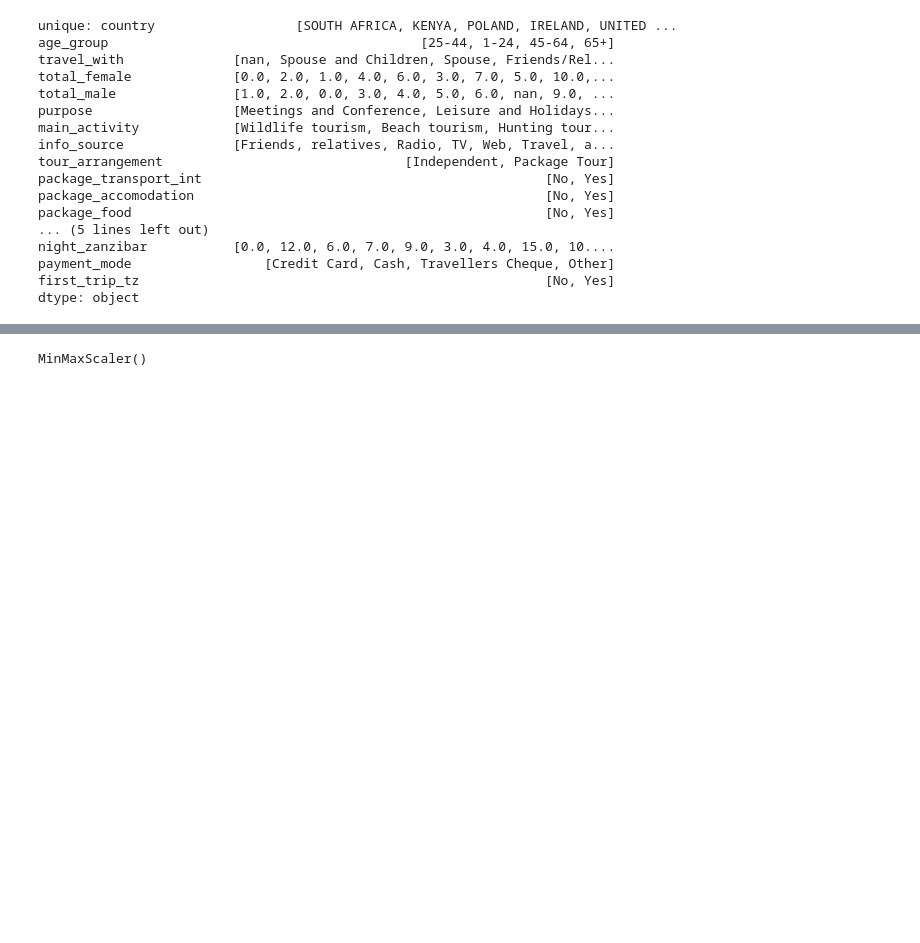
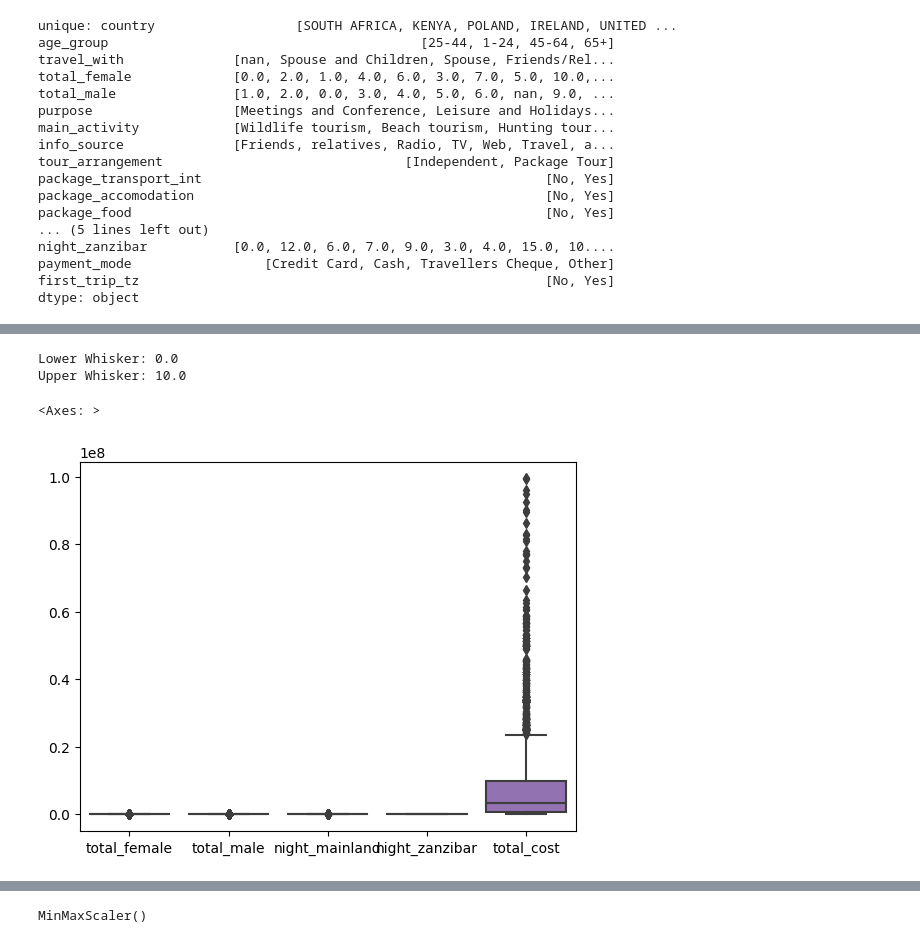
Before and after one commit to marinamoya/tanzania-turism-ml-project, a Jupyter notebook: Train_features_EDA _new_new.ipynb, the cells around one changed output, grey strips where cells are left out. Drawn from its saved outputs; the diff is of its cells as text; code cells hidden in the pictures; blank space fills up the shorter version.

```diff
--- a/Train_features_EDA _new_new.ipynb
+++ b/Train_features_EDA _new_new.ipynb
@@ -352,0 +142,2 @@ dtype: int64
+# %%
+df_tanzania_train['total_female'].fillna(round(df_tanzania_train['total_female'].mean()), inplace=True)
@@ -352,0 +149,3 @@ dtype: int64
+# %%
+df_tanzania_train['total_male'].fillna(round(df_tanzania_train['total_male'].mean()), inplace=True)
+df_tanzania_train['total_male'].isnull().sum()
@@ -352,0 +202,3 @@ dtype: int64
+# %%
+#cleaned from outliers
+df_tanzania_train = df_tanzania_train.query("night_mainland <= 23")
@@ -352,0 +223,20 @@ dtype: int64
+# %%
+Q1 = stats_zanzibar['25%']
+Q2 = stats_zanzibar['50%']
+Q3 = stats_zanzibar['75%']
+IQR = Q3 - Q1
+lower_whisker = max(df_tanzania_train.night_zanzibar[df_tanzania_train.night_zanzibar >= (Q1 - 1.5 * IQR)].min(), df_tanzania_train.night_zanzibar.min())
+upper_whisker = min(df_tanzania_train.night_zanzibar[df_tanzania_train.night_zanzibar <= (Q3 + 1.5 * IQR)].max(), df_tanzania_train.night_zanzibar.max())
+print(f"Lower Whisker: {lower_whisker}")
+print(f"Upper Whisker: {upper_whisker}")
+# %% [output]
+Lower Whisker: 0.0
+Upper Whisker: 10.0
+# %%
+#cleaned from outliers
+df_tanzania_train = df_tanzania_train.query("night_zanzibar <= 10")
+# %%
+sns.boxplot(df_tanzania_train)
+# %% [output]
+<Axes: >
+[figure, added]
```
Also changed, not shown: parts of 92 cells of this notebook.
